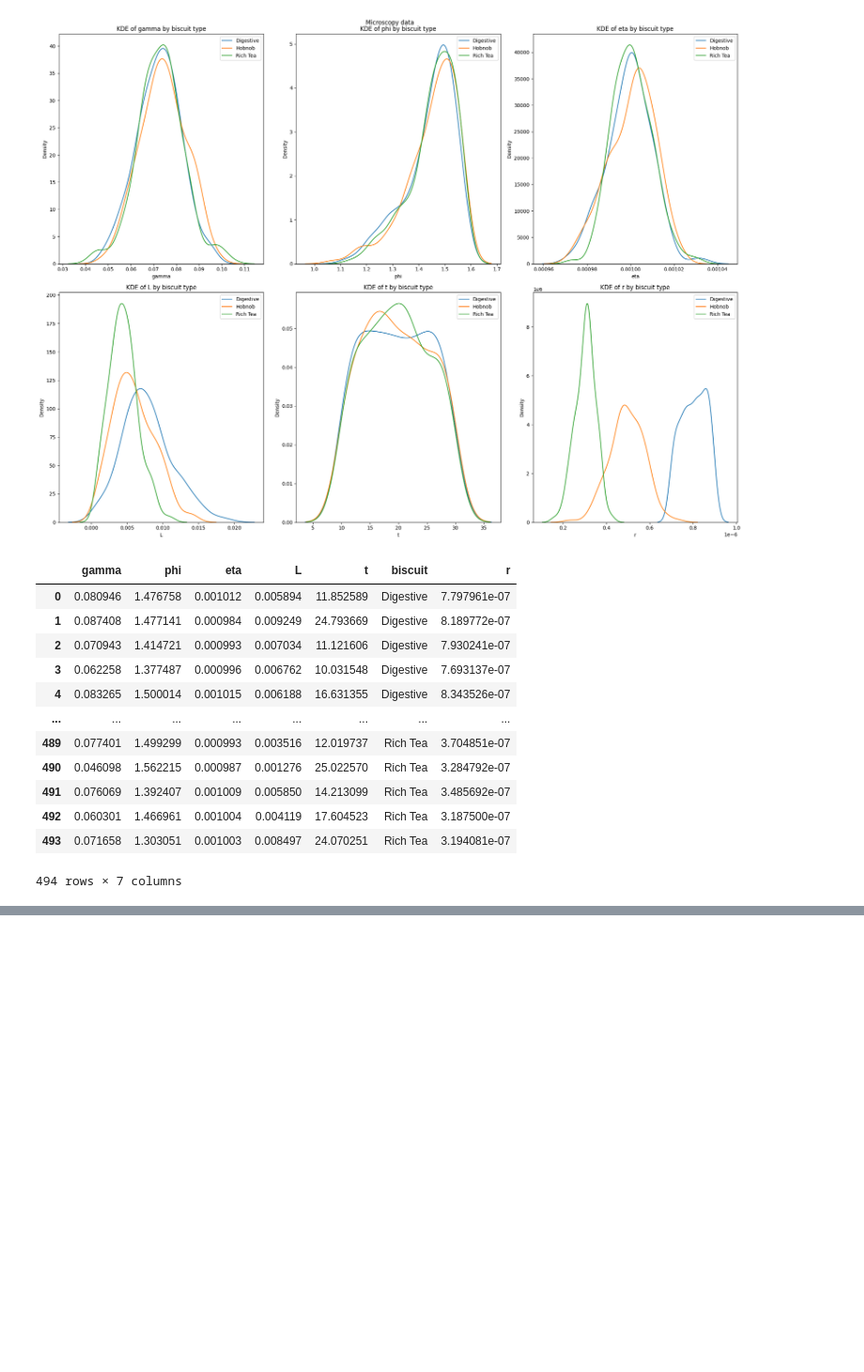
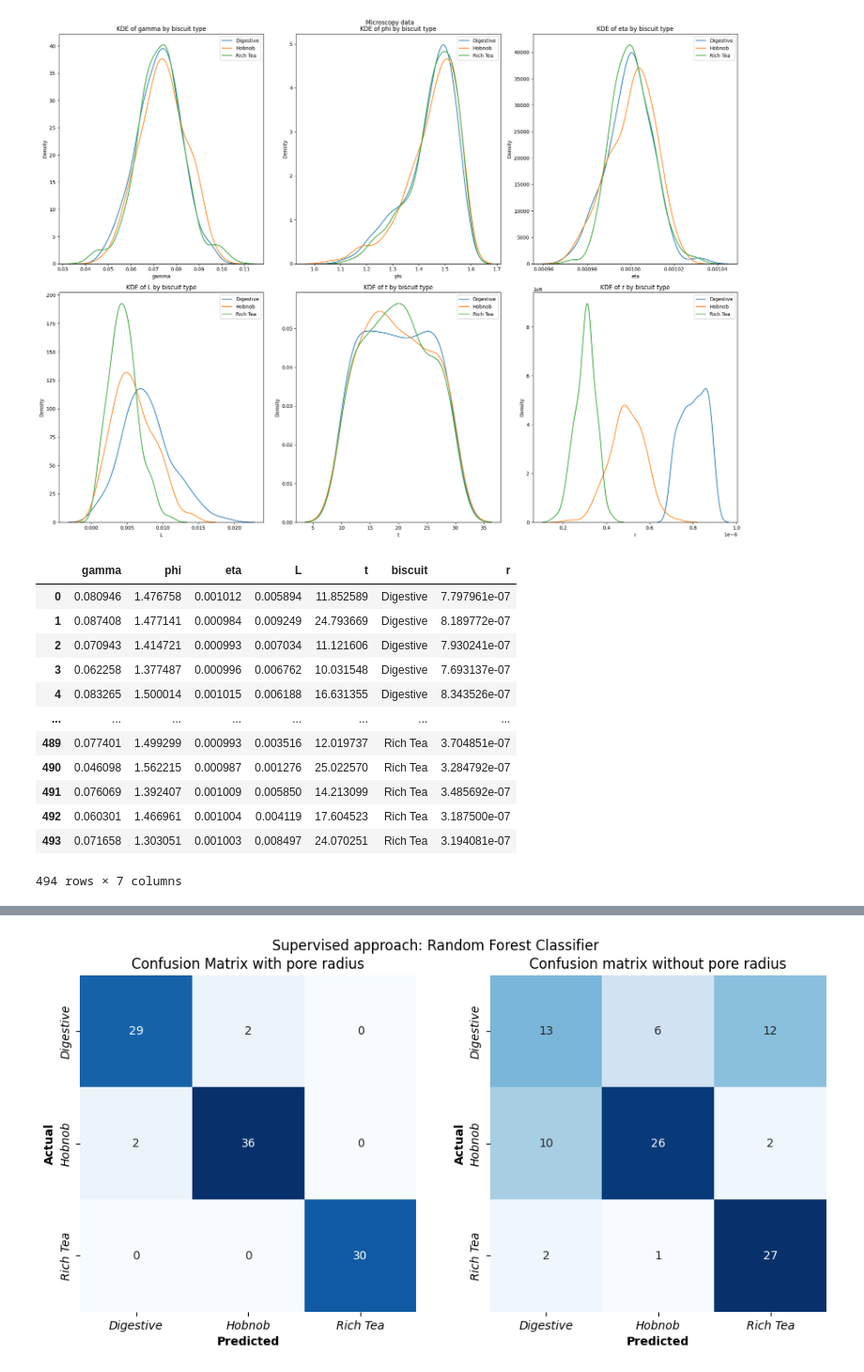
Before and after one commit to kon-218/biscuit_analysis, a Jupyter notebook: code3.ipynb, the cells around one changed output, grey strips where cells are left out. Shown at 94% size. Cells and saved outputs as stored; diff of their text form; code cells hidden in the pictures; blank space fills up the shorter version.

```diff
--- a/code3.ipynb
+++ b/code3.ipynb
@@ -1046,0 +217,88 @@ array([2, 0, 2, ..., 0, 2, 0])
+# %%
+# What about a supervised classifier?
+
+from sklearn.model_selection import train_test_split
+from sklearn.ensemble import RandomForestClassifier
+from sklearn.metrics import classification_report
+from sklearn.preprocessing import StandardScaler
+
+# Define variables
+X = df_no_outliers[['r','L','eta','gamma','phi','t']]
+y = df_no_outliers['biscuit_encoded']
+
+#print(X)
+
+scaler = StandardScaler()
+stdX = scaler.fit_transform(X)
+
+# Split the data into training and testing sets
+X_train, X_test, y_train, y_test = train_test_split(stdX, y, test_size=0.2, random_state=0)
+
+# Fit a Random Forest classifier to the training data
+clf_rf = RandomForestClassifier(random_state=0)
+clf_rf.fit(X_train, y_train)
+
+# Predict the biscuit type for the test data
+y_pred = clf_rf.predict(X_test)
+
+# Generate the classification report
+report_dict = classification_report(y_test, y_pred, output_dict=True)
+
+# Create a figure with 2 subplots arranged horizontally
+fig, axs = plt.subplots(1, 2, figsize=(10, 5))
+
+# Plot the confusion matrix for the first classifier
+conf_mat_rf = confusion_matrix(y_test, y_pred)
+sns.heatmap(conf_mat_rf, annot=True, fmt='d', cmap='Blues', cbar=False, square=True, ax=axs[0])
+axs[0].set_xticklabels(cluster_to_biscuit.keys(),fontdict={'fontstyle': 'italic'})
+axs[0].set_yticklabels(cluster_to_biscuit.keys(),fontdict={'fontstyle': 'italic'})
+axs[0].set_xlabel('Predicted',fontdict={'fontweight': 'bold'})
+axs[0].set_ylabel('Actual',fontdict={'fontweight': 'bold'})
+axs[0].set_title('Confusion Matrix with pore radius')
+
+# Can we apply the same classifier to the dunking_data?
+
+X = df_no_outliers[['L','eta','gamma','phi','t']]
+y = df_no_outliers['biscuit_encoded']
+
+scaler = StandardScaler()
+stdX = scaler.fit_transform(X)
+
+# Split the data into training and testing sets
+X_train, X_test, y_train, y_test = train_test_split(stdX, y, test_size=0.2, random_state=0)
+
+# Fit a Random Forest classifier to the training data
+clf = RandomForestClassifier(random_state=0)
+clf.fit(X_train, y_train)
+
+# Predict the biscuit type for the test data
+y_pred = clf.predict(X_test)
+
+# Generate the classification report
+report_dict_rf = classification_report(y_test, y_pred, output_dict=True)
+
+# Plot the confusion matrix for the second classifier
+conf_mat = confusion_matrix(y_test, y_pred)
+sns.heatmap(conf_mat, annot=True, fmt='d', cmap='Blues', cbar=False, square=True, ax=axs[1])
+axs[1].set_xticklabels(cluster_to_biscuit.keys(),fontdict={'fontstyle': 'italic'})
+axs[1].set_yticklabels(cluster_to_biscuit.keys(),fontdict={'fontstyle': 'italic'})
+axs[1].set_xlabel('Predicted', fontdict={'fontweight': 'bold'})
+axs[1].set_ylabel('Actual', fontdict={'fontweight': 'bold'})
+axs[1].set_title('Confusion matrix without pore radius')
+
+plt.suptitle("Supervised approach: Random Forest Classifier")
+
+# Adjust layout to prevent overlap
+plt.tight_layout()
+plt.show()
+
+# Output the classification reports
+report_df_rf = pd.DataFrame(report_dict_rf).transpose()
+report_df = pd.DataFrame(report_dict).transpose()
+
+print("Classification Report (without pore radius):")
+print(report_df_rf)
+print("\nClassification Report (with pore radius):")
+print(report_df)
+# %% [output]
+[figure, added]
```
Also changed, not shown: parts of 40 cells of this notebook, 10 other files.
